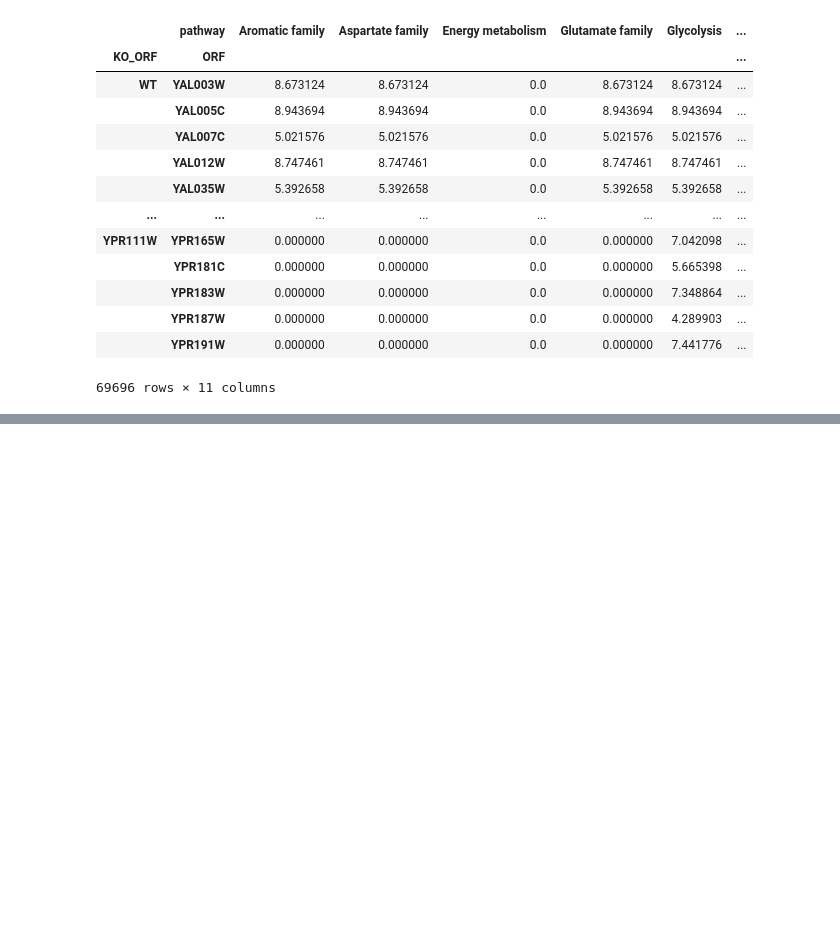
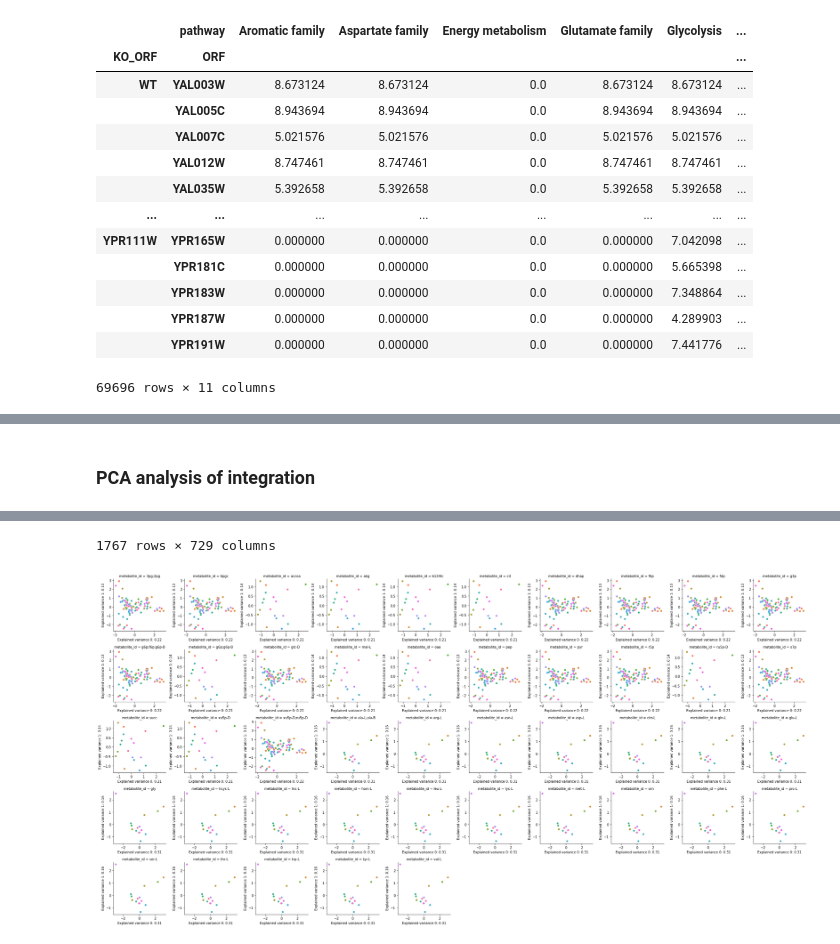
Before and after one commit to trdvangraft/thesis, a Jupyter notebook: metaengineering/main.ipynb, the cells around one changed output, grey strips where cells are left out. Saved outputs shown, nothing was run; the diff lists cells and outputs as text; code cells hidden in the pictures; blank space fills up the shorter version.

```diff
--- a/metaengineering/main.ipynb
+++ b/metaengineering/main.ipynb
@@ -757,0 +841,25 @@ See the caveats in the documentation: https://pandas.pydata.org/pandas-docs/stab
+# %% [markdown]
+### PCA analysis of integration
+# %%
+def mapper(*args, **kwargs):
+    df = kwargs['data']
+    pca = PCA(n_components=10)
+    features = df.loc[:, ~df.columns.isin(targets)]
+
+    embedding = pca.fit_transform(features.values)
+    sns.scatterplot(
+        x=embedding[:, 0],
+        y=embedding[:, 1],
+        hue=df['genotype'],
+        ax=plt.gca()
+    )
+
+    plt.gca().set_xlabel(f'Explained variance 0: {pca.explained_variance_ratio_[0]:.2}')
+    plt.gca().set_ylabel(f'Explained variance 1: {pca.explained_variance_ratio_[1]:.2}')
+
+
+g = sns.FacetGrid(df, col='metabolite_id', col_wrap=10, sharex=False, sharey=False, legend_out=True)
+g.map_dataframe(mapper)
+
+df
+# %% [output]
@@ -757,0 +878,2 @@ See the caveats in the documentation: https://pandas.pydata.org/pandas-docs/stab
+1767 rows × 729 columns
+[figure, added]
```
Also changed, not shown: parts of 17 cells of this notebook.
